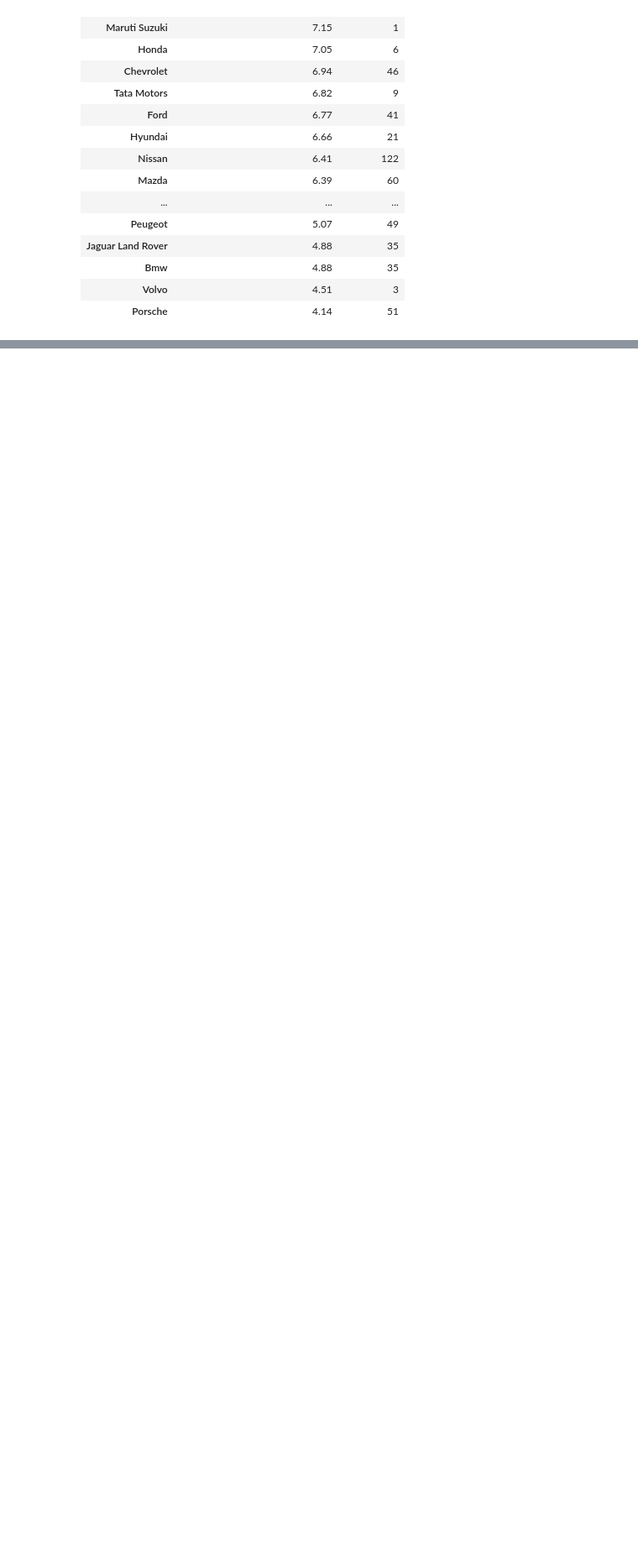
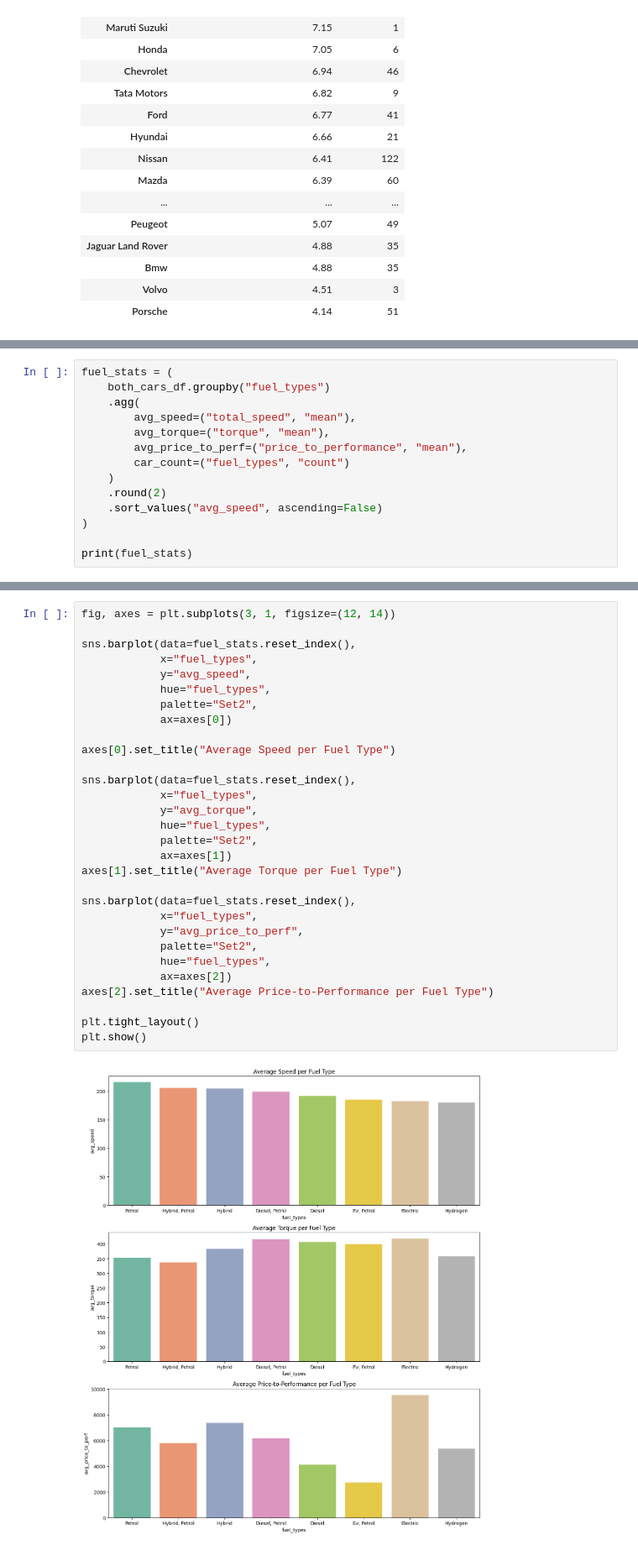
Before and after one commit to Wazard/GruppoX-Car-Analysis, a Jupyter notebook: car_analysis.ipynb, the cells around one changed output, grey strips where cells are left out. Shown at 84% size. Cells and saved outputs as stored; diff of their text form; blank space fills up the shorter version.

```diff
--- a/car_analysis.ipynb
+++ b/car_analysis.ipynb
@@ -1239,0 +1332,14 @@ _=axes[1].set_title("Cars amount vs horsepower per thousand dollars")
+# %%
+fuel_stats = (
+    both_cars_df.groupby("fuel_types")
+    .agg(
+        avg_speed=("total_speed", "mean"),
+        avg_torque=("torque", "mean"),
+        avg_price_to_perf=("price_to_performance", "mean"),
+        car_count=("fuel_types", "count")
+    )
+    .round(2)
+    .sort_values("avg_speed", ascending=False)
+)
+
+print(fuel_stats)
@@ -1239,0 +1357,32 @@ _=axes[1].set_title("Cars amount vs horsepower per thousand dollars")
+# %%
+fig, axes = plt.subplots(3, 1, figsize=(12, 14))
+
+sns.barplot(data=fuel_stats.reset_index(),
+            x="fuel_types",
+            y="avg_speed",
+            hue="fuel_types",
+            palette="Set2",
+            ax=axes[0])
+
+axes[0].set_title("Average Speed per Fuel Type")
+
+sns.barplot(data=fuel_stats.reset_index(),
+            x="fuel_types",
+            y="avg_torque",
+            hue="fuel_types",
+            palette="Set2",
+            ax=axes[1])
+axes[1].set_title("Average Torque per Fuel Type")
+
+sns.barplot(data=fuel_stats.reset_index(),
+            x="fuel_types",
+            y="avg_price_to_perf",
+            palette="Set2",
+            hue="fuel_types",
+            ax=axes[2])
+axes[2].set_title("Average Price-to-Performance per Fuel Type")
+
+plt.tight_layout()
+plt.show()
+# %% [output]
+[figure, added]
```
Also changed, not shown: parts of 14 cells of this notebook.
